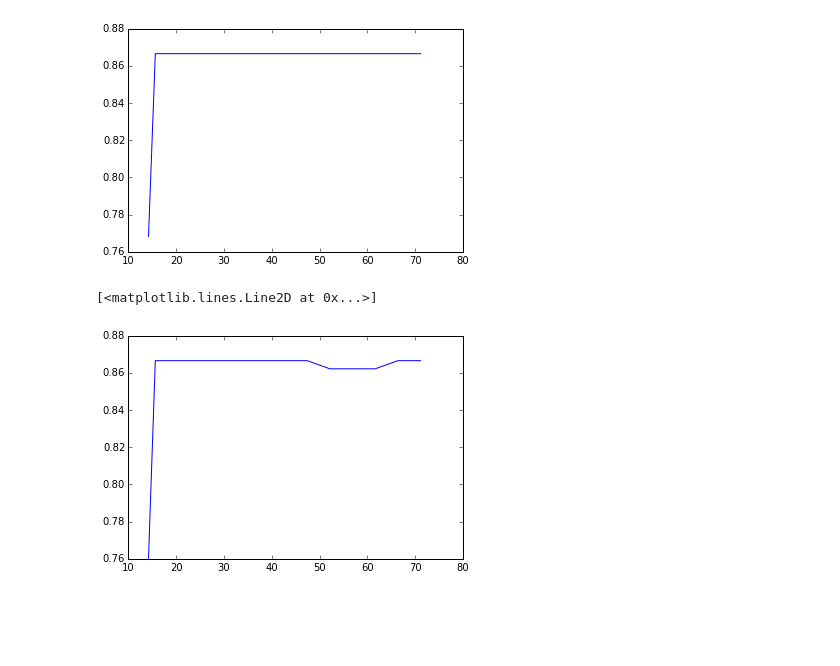
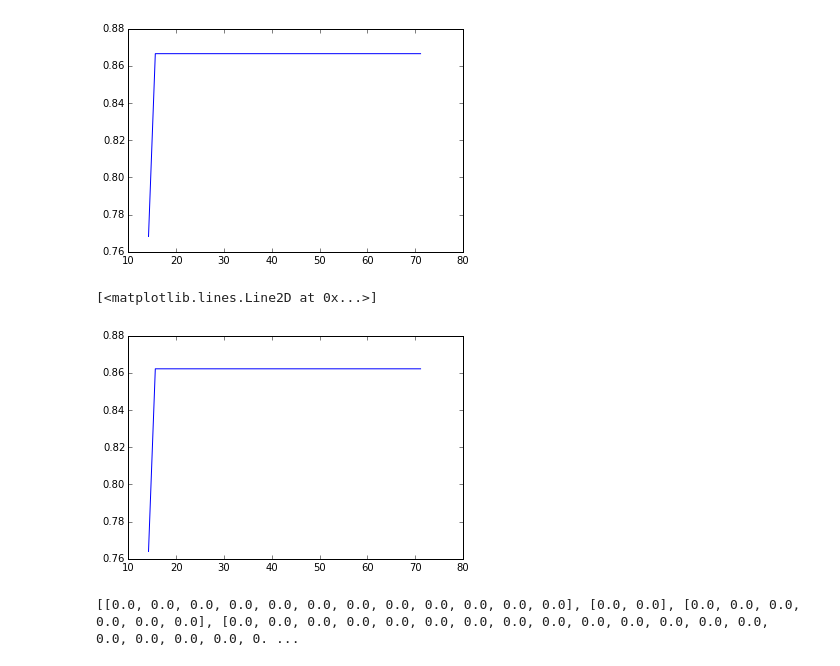
Before and after one commit to strin/HeteroSampler, a Jupyter notebook: notebook/ner/reward(f2).ipynb, the cells around one changed output. Drawn from its saved outputs; the diff is of its cells as text; code cells hidden in the pictures; blank space fills up the shorter version.

```diff
--- a/notebook/ner/reward(f2).ipynb
+++ b/notebook/ner/reward(f2).ipynb
@@ -237,7 +237,15 @@ plotAcc('../../test/ner/w2/f2/blockpolicy/default/0/tcall_b*/policy.xml')
 [<matplotlib.lines.Line2D at 0x...>]
 [figure]
 # %%
-plotAcc('../../test/ner/w2/f2/blockpolicy/R0/0/tcall_b*/policy.xml')
+plotAcc('../../test/ner/w2/f2/blockpolicy/R1/0/tcall_b*/policy.xml')
 # %% [output]
 [<matplotlib.lines.Line2D at 0x...>]
-[figure, old version]
+[figure, new version]
+# %%
+tree = Etree.parse('../../test/ner/w2/f2/blockpolicy/R1/0/tcall_b5.0000000000000009//policy.xml')
+root = tree.getroot()
+nodes = root.findall('./test/example/*/feat/oracle')
+oracle = [[float(token.split('/')[0]) for token in node.text.replace('\n', '').split('\t') if token != ''] for node in nodes]
+plot(oracle)
+# %% [output]
+[[0.0, 0.0, 0.0, 0.0, 0.0, 0.0, 0.0, 0.0, 0.0, 0.0, 0.0, 0.0], [0.0, 0.0], [0.0, 0.0, 0.0, 0.0, 0.0, 0.0], [0.0, 0.0, 0.0, 0.0, 0.0, 0.0, 0.0, 0.0, 0.0, 0.0, 0.0, 0.0, 0.0, 0.0, 0.0, 0.0, 0.0, 0.0, 0. ...
```
Also changed, not shown: parts of 2 cells of this notebook, 2 other files.
